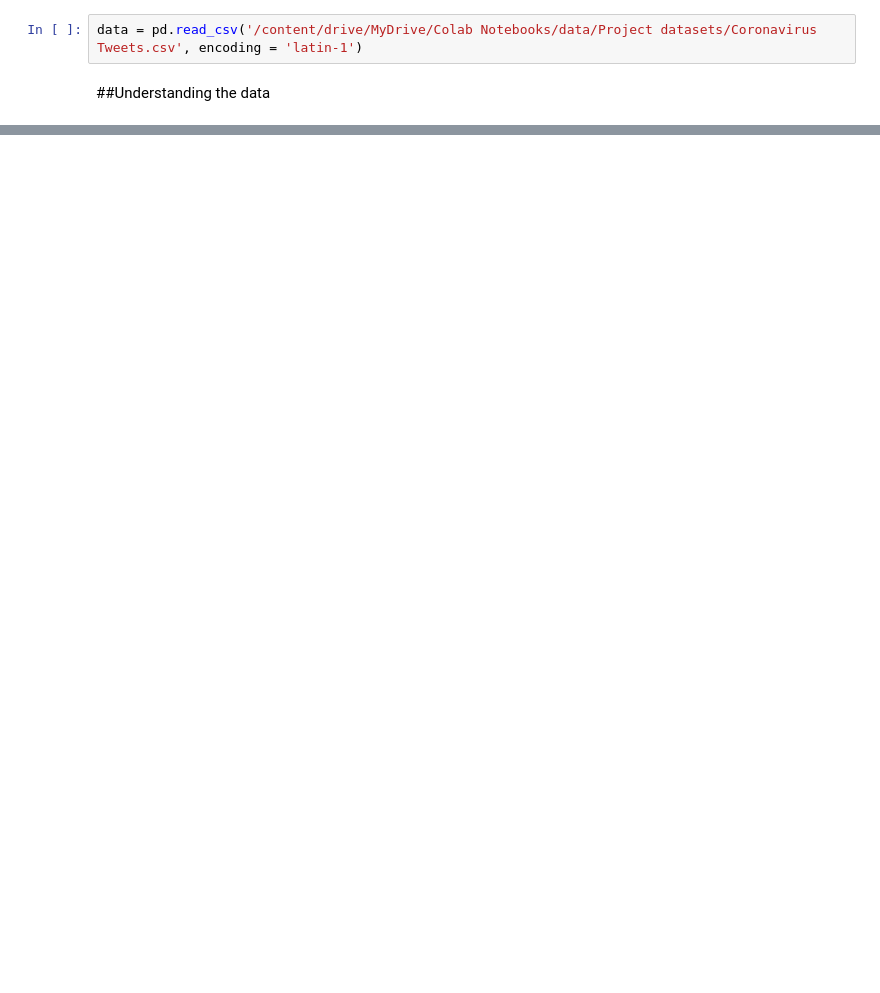
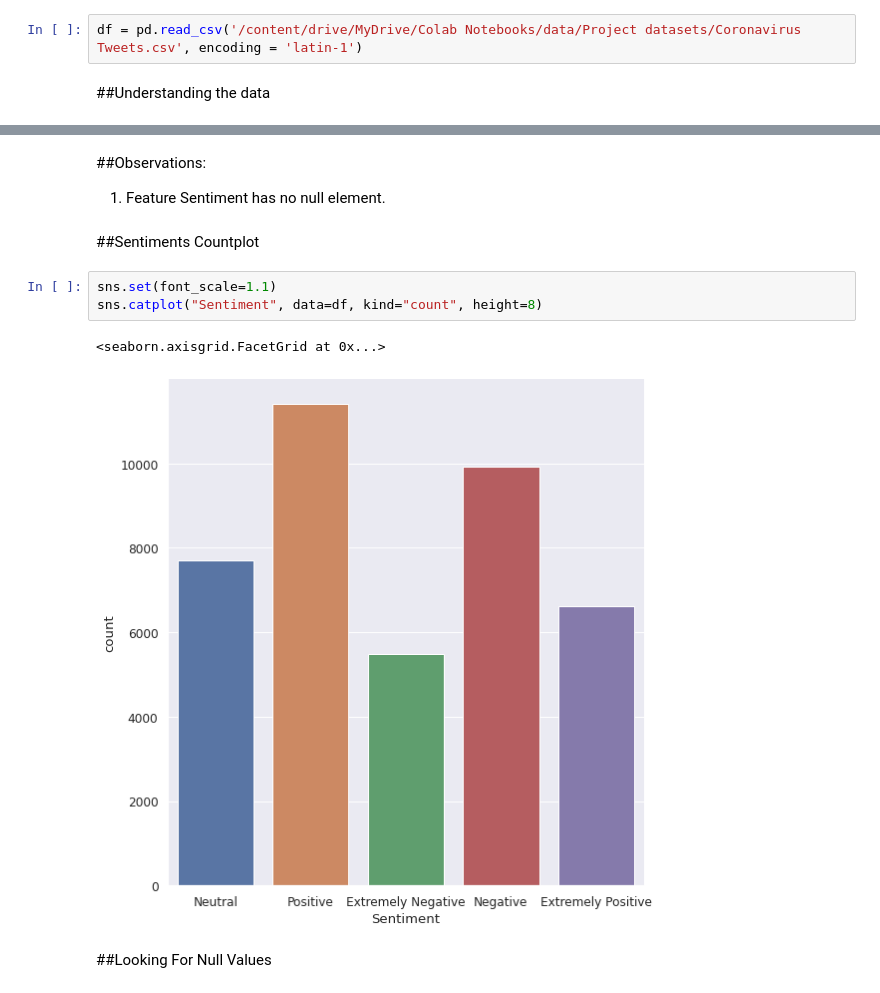
Before and after one commit to shu-nya/Corona-Virus-Tweet-Sentiment-analysis, a Jupyter notebook: Coronavirus_Tweet_Sentiment_Analysis.ipynb, the cells around one changed output, grey strips where cells are left out. Saved outputs shown, nothing was run; the diff lists cells and outputs as text; blank space fills up the shorter version.

```diff
--- a/Coronavirus_Tweet_Sentiment_Analysis.ipynb
+++ b/Coronavirus_Tweet_Sentiment_Analysis.ipynb
@@ -32,6 +32,6 @@ drive.mount('/content/drive')
 # %% [output]
 Mounted at /content/drive
 # %%
-data = pd.read_csv('/content/drive/MyDrive/Colab Notebooks/data/Project datasets/Coronavirus Tweets.csv', encoding = 'latin-1')
+df = pd.read_csv('/content/drive/MyDrive/Colab Notebooks/data/Project datasets/Coronavirus Tweets.csv', encoding = 'latin-1')
 # %% [markdown]
 ##Understanding the data
@@ -125,0 +305,14 @@ plt.show()
+# %% [markdown]
+##Observations:
+
+1. Feature Sentiment has no null element.
+# %% [markdown]
+##Sentiments Countplot
+# %%
+sns.set(font_scale=1.1)
+sns.catplot("Sentiment", data=df, kind="count", height=8)
+# %% [output]
+<seaborn.axisgrid.FacetGrid at 0x...>
+[figure, added]
+# %% [markdown]
+##Looking For Null Values
```
Also changed, not shown: parts of 82 cells of this notebook.
